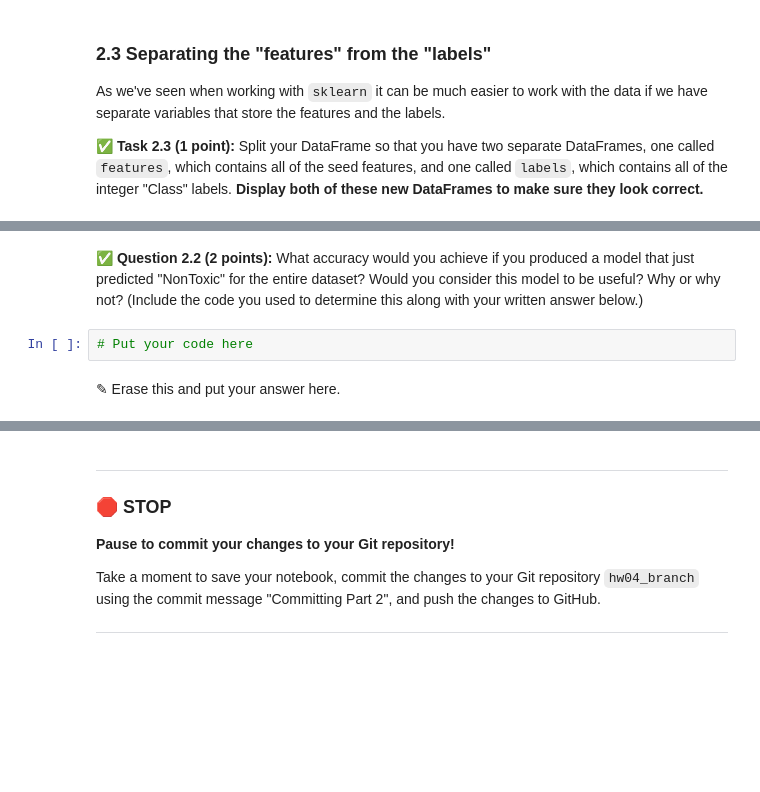
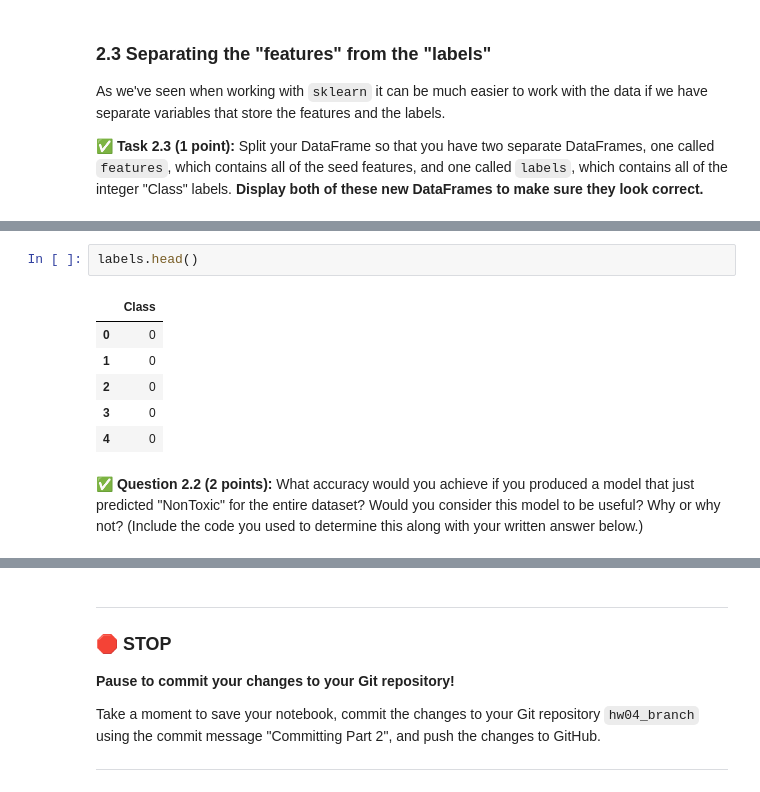
Before and after one commit to winbergd/cmse202-f25-turnin, a Jupyter notebook: hw-04/HW-04_PerceptronSVMandPCA-STUDENT.ipynb, the cells around one changed output, grey strips where cells are left out. Cells and saved outputs as stored; diff of their text form; blank space fills up the shorter version.

```diff
--- a/hw-04/HW-04_PerceptronSVMandPCA-STUDENT.ipynb
+++ b/hw-04/HW-04_PerceptronSVMandPCA-STUDENT.ipynb
@@ -107,6 +133,11 @@ As we've seen when working with `sklearn` it can be much easier to work with the
+# %%
+labels.head()
+# %% [output]
+|  | Class |
+| 0 | 0 |
+| 1 | 0 |
+| 2 | 0 |
+| 3 | 0 |
+| 4 | 0 |
 # %% [markdown]
 &#9989; **Question 2.2 (2 points):** What accuracy would you achieve if you produced a model that just predicted "NonToxic" for the entire dataset? Would you consider this model to be useful? Why or why not? (Include the code you used to determine this along with your written answer below.)
-# %%
-# Put your code here
-# %% [markdown]
-<font size=+3>&#9998;</font> Erase this and put your answer here.
```
Also changed, not shown: parts of 12 cells of this notebook.
